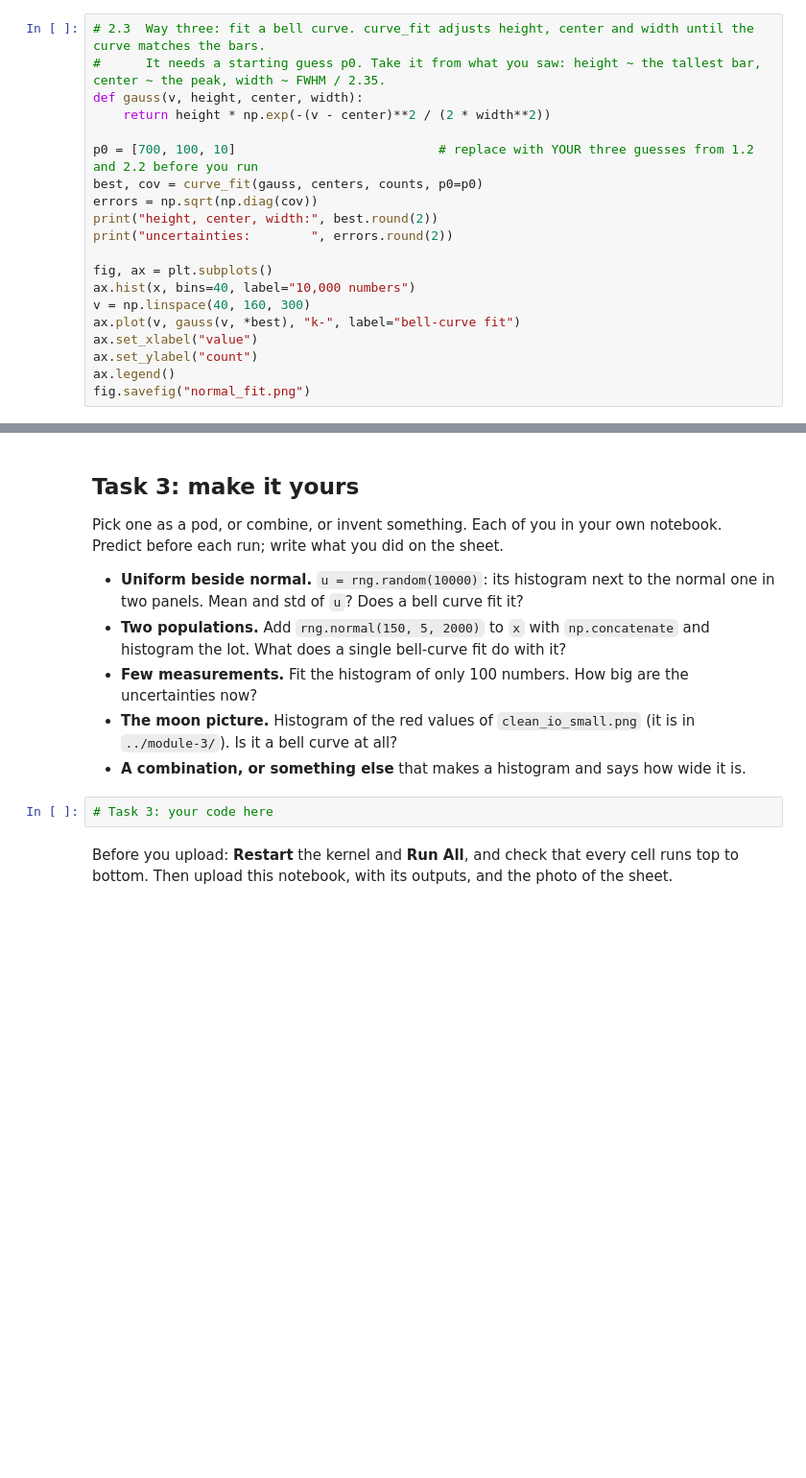
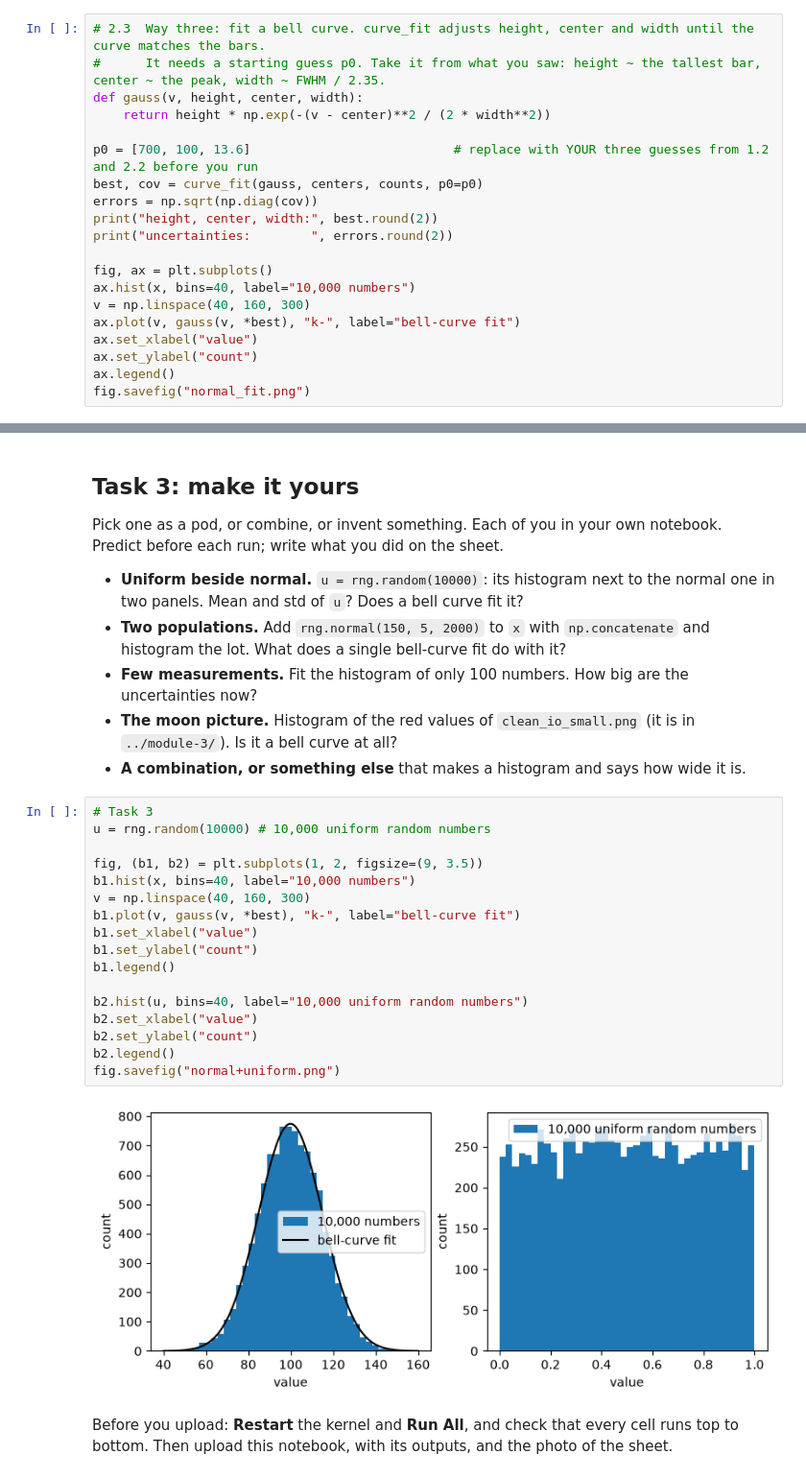
Before and after one commit to careless-error/astr119-fall2026, a Jupyter notebook: module-4/distributions.ipynb, the cells around one changed output, grey strips where cells are left out. Shown at 96% size. Cells and saved outputs as stored; diff of their text form; blank space fills up the shorter version.

Commit message:
before agent

```diff
--- a/module-4/distributions.ipynb
+++ b/module-4/distributions.ipynb
@@ -145,7 +149,7 @@ tallest bar: 765   half of it: 382.5
 def gauss(v, height, center, width):
     return height * np.exp(-(v - center)**2 / (2 * width**2))
 
-p0 = [700, 100, 10]                           # replace with YOUR three guesses from 1.2 and 2.2 before you run
+p0 = [700, 100, 13.6]                           # replace with YOUR three guesses from 1.2 and 2.2 before you run
 best, cov = curve_fit(gauss, centers, counts, p0=p0)
 errors = np.sqrt(np.diag(cov))
 print("height, center, width:", best.round(2))
@@ -179,7 +185,24 @@ Pick one as a pod, or combine, or invent something. Each of you in your own note
 - **Few measurements.** Fit the histogram of only 100 numbers. How big are the uncertainties now?
 - **The moon picture.** Histogram of the red values of `clean_io_small.png` (it is in `../module-3/`). Is it a bell curve at all?
 - **A combination, or something else** that makes a histogram and says how wide it is.
-# %%
-# Task 3: your code here
+# %%
+# Task 3
+u = rng.random(10000) # 10,000 uniform random numbers
+
+fig, (b1, b2) = plt.subplots(1, 2, figsize=(9, 3.5))
+b1.hist(x, bins=40, label="10,000 numbers")
+v = np.linspace(40, 160, 300)
+b1.plot(v, gauss(v, *best), "k-", label="bell-curve fit")
+b1.set_xlabel("value")
+b1.set_ylabel("count")
+b1.legend()
+
+b2.hist(u, bins=40, label="10,000 uniform random numbers")
+b2.set_xlabel("value")
+b2.set_ylabel("count")
+b2.legend()
+fig.savefig("normal+uniform.png")
+# %% [output]
+[figure, added]
 # %% [markdown]
 Before you upload: **Restart** the kernel and **Run All**, and check that every cell runs top to bottom. Then upload this notebook, with its outputs, and the photo of the sheet.
```
Also changed, not shown: parts of 6 cells of this notebook, 1 other file.
